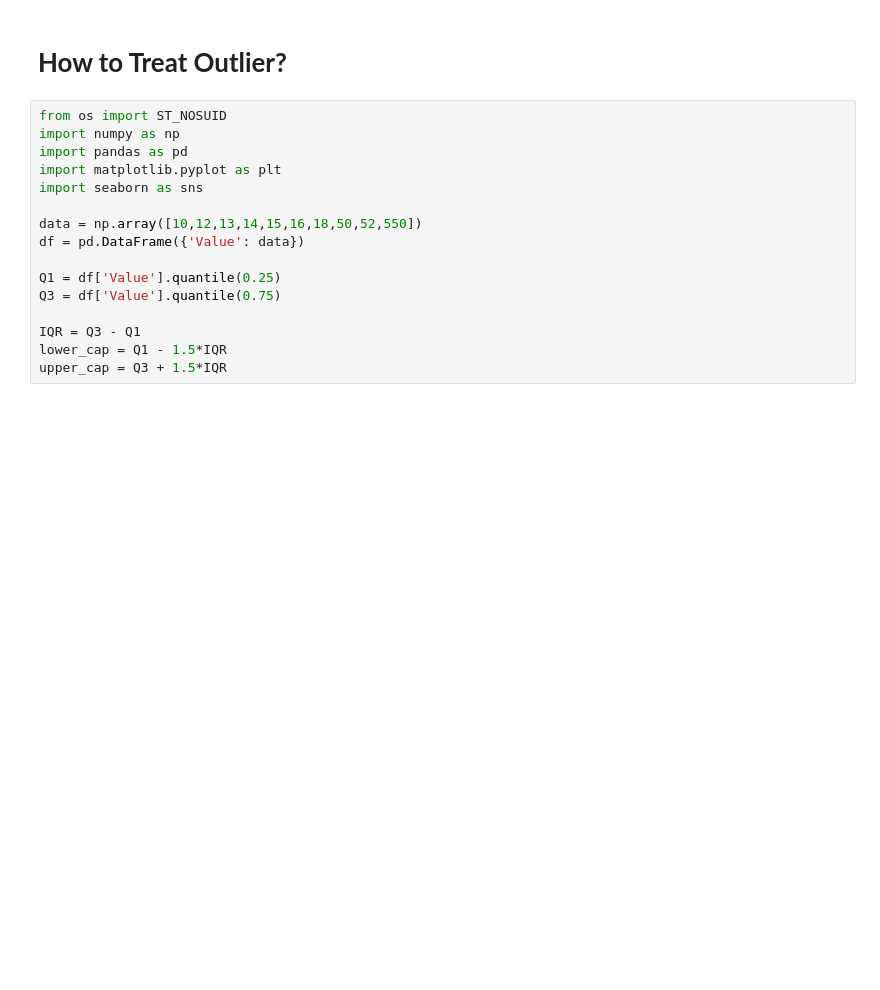
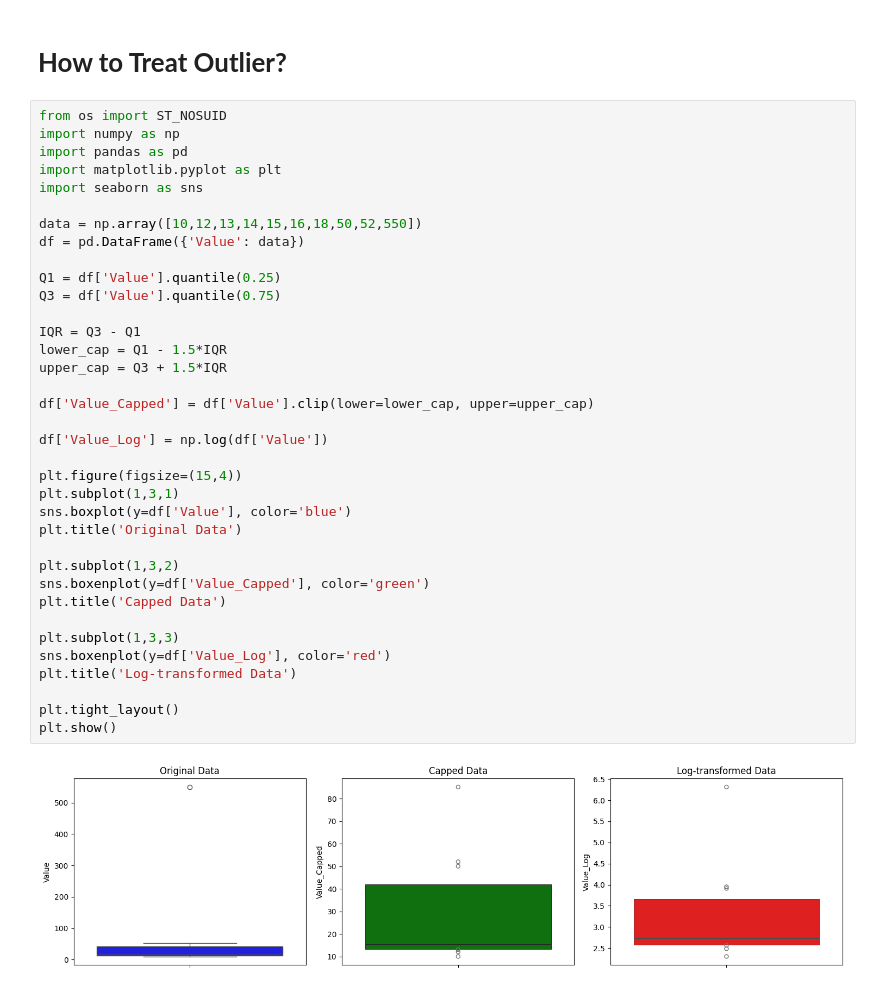
Before and after one commit to lakmg2007/SCALAR_LEARNINGS, a Jupyter notebook: Supervised_MachineLearning.ipynb, the cells around one changed output. Drawn from its saved outputs; the diff is of its cells as text; blank space fills up the shorter version.

```diff
--- a/Supervised_MachineLearning.ipynb
+++ b/Supervised_MachineLearning.ipynb
@@ -78,16 +78,38 @@ df_group
 # %%
 from os import ST_NOSUID
 import numpy as np
 import pandas as pd
 import matplotlib.pyplot as plt
 import seaborn as sns
 
 data = np.array([10,12,13,14,15,16,18,50,52,550])
 df = pd.DataFrame({'Value': data})
 
 Q1 = df['Value'].quantile(0.25)
 Q3 = df['Value'].quantile(0.75)
 
 IQR = Q3 - Q1
 lower_cap = Q1 - 1.5*IQR
 upper_cap = Q3 + 1.5*IQR
+
+df['Value_Capped'] = df['Value'].clip(lower=lower_cap, upper=upper_cap)
+
+df['Value_Log'] = np.log(df['Value'])
+
+plt.figure(figsize=(15,4))
+plt.subplot(1,3,1)
+sns.boxplot(y=df['Value'], color='blue')
+plt.title('Original Data')
+
+plt.subplot(1,3,2)
+sns.boxenplot(y=df['Value_Capped'], color='green')
+plt.title('Capped Data')
+
+plt.subplot(1,3,3)
+sns.boxenplot(y=df['Value_Log'], color='red')
+plt.title('Log-transformed Data')
+
+plt.tight_layout()
+plt.show()
+# %% [output]
+[figure, added]
```
Also changed, not shown: parts of 13 cells of this notebook.
